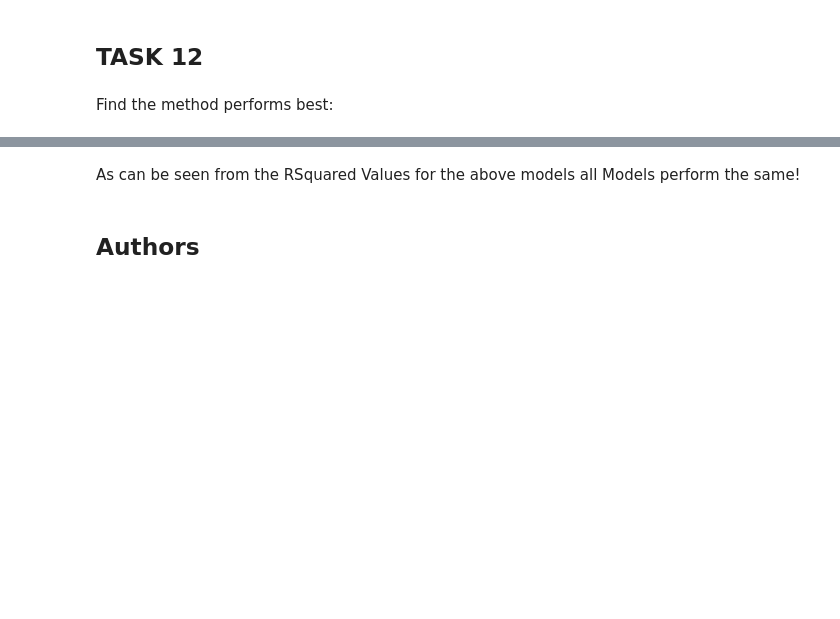
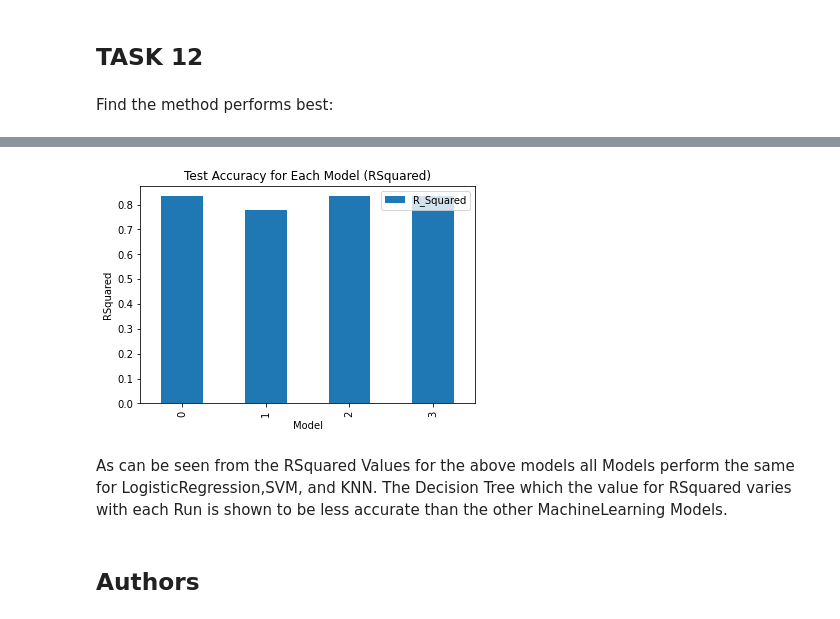
Before and after one commit to HilbertSpecs/ibm-datascience-capstone-project, a Jupyter notebook: SpaceX_Machine Learning Prediction_Part_5 .ipynb, the cells around one changed output, grey strips where cells are left out. Cells and saved outputs as stored; diff of their text form; code cells hidden in the pictures; blank space fills up the shorter version.

```diff
--- a/SpaceX_Machine Learning Prediction_Part_5 .ipynb
+++ b/SpaceX_Machine Learning Prediction_Part_5 .ipynb
@@ -371,3 +371,8 @@ plot_confusion_matrix(Y_test,yhat)
 ## TASK  12
 # %% [markdown]
 Find the method performs best:
+# %%
+model_scores = [["LogisticRegression",R_Squared_lr],["DecisionTree",R_Squared_dt],["SVM",R_Squared_svm],["KNN",R_Squared_knn]]
+model_scores_df = pd.DataFrame(model_scores, columns = ["Model",'R_Squared'])
+print(model_scores)
+model_scores_df
@@ -374,6 +386,13 @@ Find the method performs best:
+# %%
+model_scores_df.plot(kind='bar')
+plt.title("Test Accuracy for Each Model (RSquared)")
+plt.ylabel("RSquared")
+plt.xlabel("Model")
+plt.show()
+# %% [output]
+[figure, added]
 # %% [markdown]
-As can be seen from the RSquared Values for the above models
-    all Models perform the same!
+As can be seen from the RSquared Values for the above models all Models perform the same for LogisticRegression,SVM, and KNN. The Decision Tree which the value for RSquared varies with each Run is shown to be less accurate than the other MachineLearning Models.
 # %% [markdown]
 ## Authors
 # %% [markdown]
```
Also changed, not shown: parts of 4 cells of this notebook.
